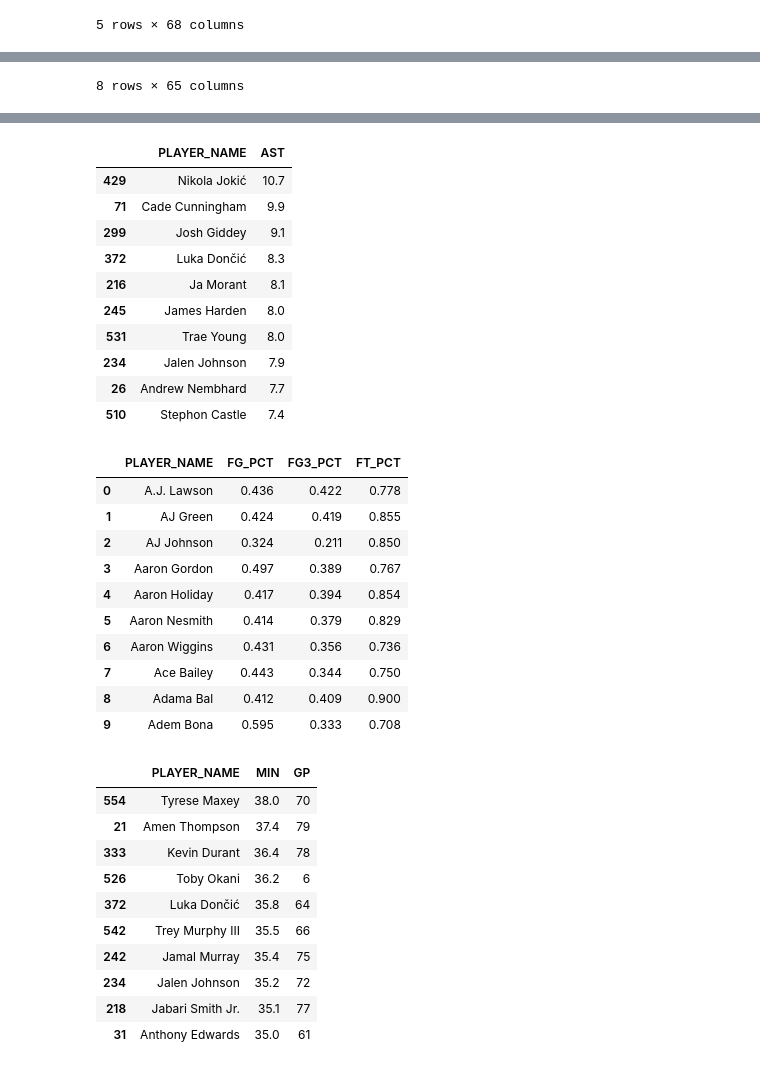
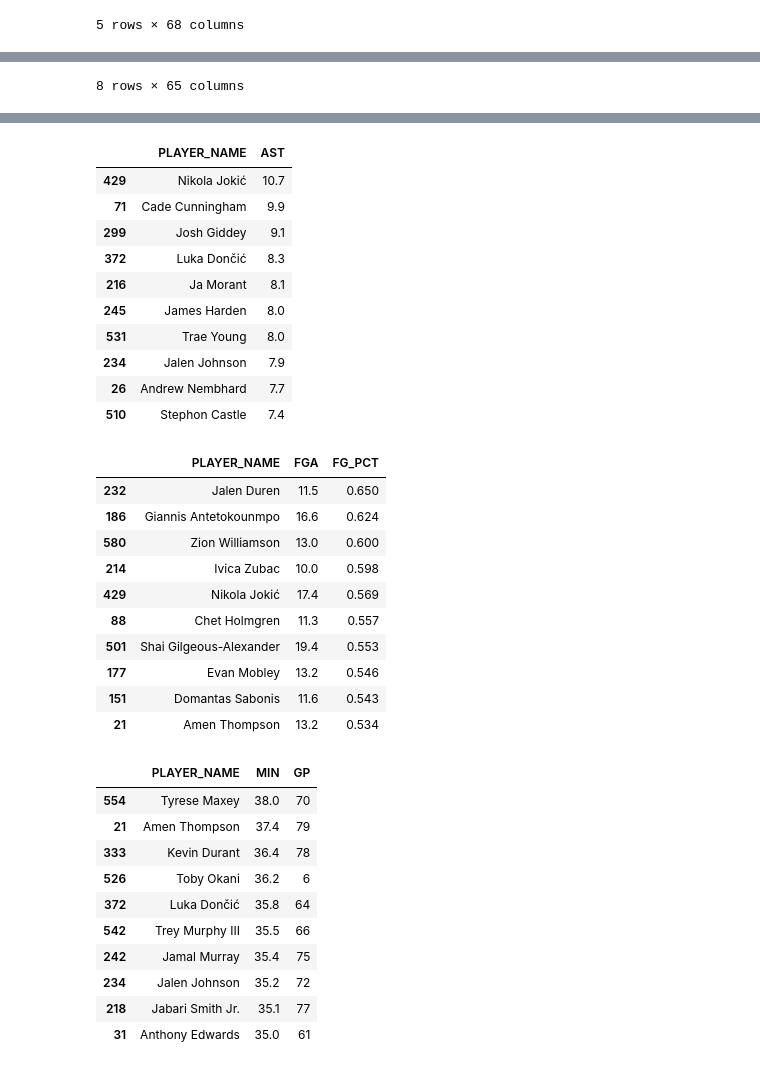
Before and after one commit to Pab200/pabs-nba-analytics-dashboard, a Jupyter notebook: notebooks/first_analysis.ipynb, the cells around one changed output, grey strips where cells are left out. Cells and saved outputs as stored; diff of their text form; code cells hidden in the pictures.

```diff
--- a/notebooks/first_analysis.ipynb
+++ b/notebooks/first_analysis.ipynb
@@ -54,7 +182,10 @@ display(df_stats[['PLAYER_NAME', 'REB']].sort_values('REB', ascending=False).hea
 
 display(df_stats[['PLAYER_NAME', 'AST']].sort_values('AST', ascending=False).head(10))
 
-display(df_stats[['PLAYER_NAME', 'FG_PCT', 'FG3_PCT', 'FT_PCT']].head(10))
+df_filtered = df_stats.copy()
+df_filtered = df_filtered[df_filtered['FGA'] >= 10]
+display(df_filtered[['PLAYER_NAME', 'FGA', 'FG_PCT']].sort_values('FG_PCT', ascending=False).head(10))
+
 
 display(df_stats[['PLAYER_NAME', 'MIN', 'GP']].sort_values('MIN', ascending=False).head(10))
 # %% [output]
@@ -94,44 +225,44 @@ Index(['Unnamed: 0', 'PLAYER_ID', 'PLAYER_NAME', 'NICKNAME', 'TEAM_ID',
 | 31 | Anthony Edwards | 28.8 |
 | 260 | Jaylen Brown | 28.7 |
 | 554 | Tyrese Maxey | 28.3 |
 | 154 | Donovan Mitchell | 27.9 |
 | 320 | Kawhi Leonard | 27.9 |
 | 429 | Nikola Jokić | 27.7 |
 | 186 | Giannis Antetokounmpo | 27.6 |
 | 279 | Joel Embiid | 26.9 |
 |  | PLAYER_NAME | REB |
 | 429 | Nikola Jokić | 12.9 |
 | 317 | Karl-Anthony Towns | 11.9 |
 | 153 | Donovan Clingan | 11.6 |
 | 559 | Victor Wembanyama | 11.5 |
 | 483 | Rudy Gobert | 11.5 |
 | 151 | Domantas Sabonis | 11.4 |
 | 576 | Zach Edey | 11.1 |
 | 30 | Anthony Davis | 11.1 |
 | 563 | Walker Kessler | 10.8 |
 | 214 | Ivica Zubac | 10.6 |
 |  | PLAYER_NAME | AST |
 | 429 | Nikola Jokić | 10.7 |
 | 71 | Cade Cunningham | 9.9 |
 | 299 | Josh Giddey | 9.1 |
 | 372 | Luka Dončić | 8.3 |
 | 216 | Ja Morant | 8.1 |
 | 245 | James Harden | 8.0 |
 | 531 | Trae Young | 8.0 |
 | 234 | Jalen Johnson | 7.9 |
 | 26 | Andrew Nembhard | 7.7 |
 | 510 | Stephon Castle | 7.4 |
-|  | PLAYER_NAME | FG_PCT | FG3_PCT | FT_PCT |
-| 0 | A.J. Lawson | 0.436 | 0.422 | 0.778 |
-| 1 | AJ Green | 0.424 | 0.419 | 0.855 |
-| 2 | AJ Johnson | 0.324 | 0.211 | 0.850 |
-| 3 | Aaron Gordon | 0.497 | 0.389 | 0.767 |
-| 4 | Aaron Holiday | 0.417 | 0.394 | 0.854 |
-| 5 | Aaron Nesmith | 0.414 | 0.379 | 0.829 |
-| 6 | Aaron Wiggins | 0.431 | 0.356 | 0.736 |
-| 7 | Ace Bailey | 0.443 | 0.344 | 0.750 |
-| 8 | Adama Bal | 0.412 | 0.409 | 0.900 |
-| 9 | Adem Bona | 0.595 | 0.333 | 0.708 |
+|  | PLAYER_NAME | FGA | FG_PCT |
+| 232 | Jalen Duren | 11.5 | 0.650 |
+| 186 | Giannis Antetokounmpo | 16.6 | 0.624 |
+| 580 | Zion Williamson | 13.0 | 0.600 |
+| 214 | Ivica Zubac | 10.0 | 0.598 |
+| 429 | Nikola Jokić | 17.4 | 0.569 |
+| 88 | Chet Holmgren | 11.3 | 0.557 |
+| 501 | Shai Gilgeous-Alexander | 19.4 | 0.553 |
+| 177 | Evan Mobley | 13.2 | 0.546 |
+| 151 | Domantas Sabonis | 11.6 | 0.543 |
+| 21 | Amen Thompson | 13.2 | 0.534 |
 |  | PLAYER_NAME | MIN | GP |
 | 554 | Tyrese Maxey | 38.0 | 70 |
 | 21 | Amen Thompson | 37.4 | 79 |
```
Also changed, not shown: parts of 3 cells of this notebook, 2 other files.
